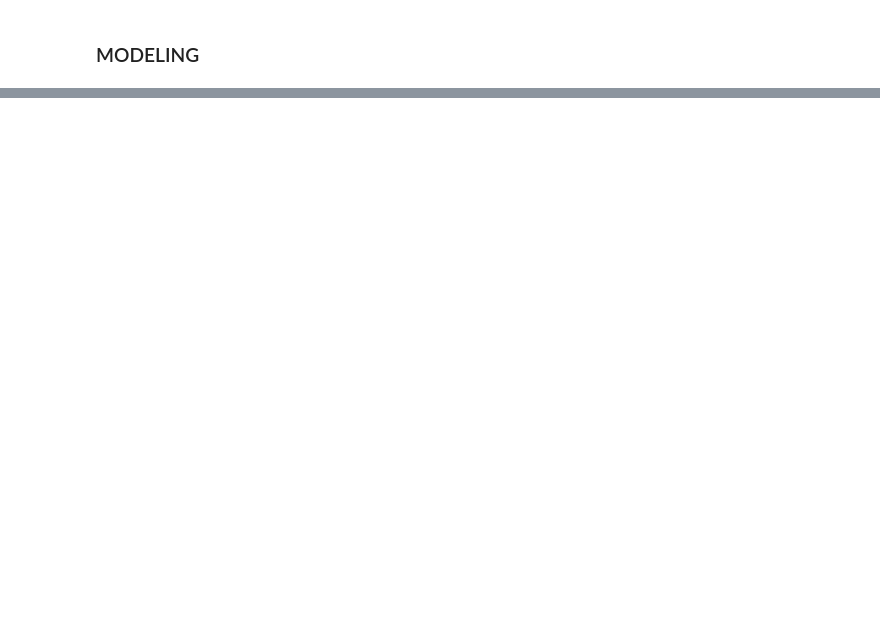
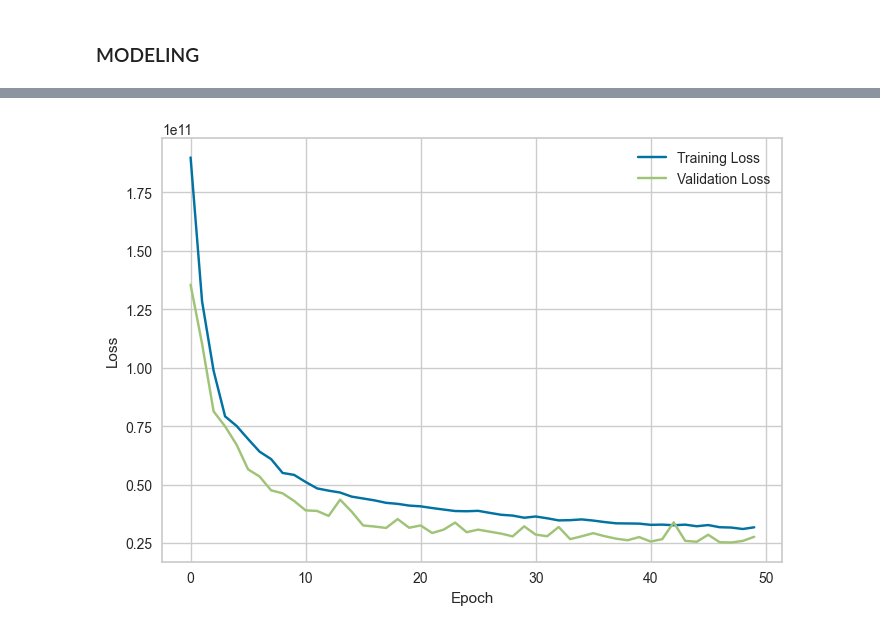
Before and after one commit to reshameir/c241-rp01-bangkit-capstone, a Jupyter notebook: chapstone.ipynb, the cells around one changed output, grey strips where cells are left out. Cells and saved outputs as stored; diff of their text form; code cells hidden in the pictures; blank space fills up the shorter version.

Commit message:
upload model terbaru

```diff
--- a/chapstone.ipynb
+++ b/chapstone.ipynb
@@ -292,7 +310,7 @@ raw_data['booking_check_out_date'] = raw_data['booking_check_out'].dt.day
 raw_data['booking_check_out_month'] = raw_data['booking_check_out'].dt.month
 raw_data['booking_check_out_year'] = raw_data['booking_check_out'].dt.year
 # %%
-raw_data = raw_data.drop(['booking_id','booking_check_in','booking_check_out','booking_received_timestamp','cancellation_policy','status','booking_window'
+raw_data = raw_data.drop(['booking_id','booking_check_in','booking_check_out','booking_received_timestamp','status','booking_window'
 ], axis = 1)
 # %%
 raw_data.isnull().sum()
@@ -325,7 +343,6 @@ raw_data['listing_id'] = label_encoder.fit_transform(raw_data['listing_id'])
 
 raw_data['review_sentiment'] = label_encoder.fit_transform(raw_data['review_sentiment'])
 
-raw_data['property_id1'] = label_encoder.fit_transform(raw_data['property_id1'])
 
 
 raw_data['unit_id'] = label_encoder.fit_transform(raw_data['unit_id'])
@@ -563,0 +517,5 @@ raw_data['booking_earned_in_idr'] = raw_data['booking_earned_in_idr'].astype(int
+# %%
+raw_data['average_daily_rate'] = raw_data['average_daily_rate'].astype('int64')
+
+# Jika Anda ingin melihat hasilnya
+print(raw_data['average_daily_rate'].dtypes)
@@ -606,8 +567,8 @@ dtype: int64
 from sklearn.model_selection import train_test_split
 
 # Memisahkan fitur-fitur dan target
-X = data.drop(columns=['booking_earned_in_idr'])
-y = data['booking_earned_in_idr']
+X = data.drop(columns=['average_daily_rate'])
+y = data['average_daily_rate']
 
 # Memisahkan data menjadi data latih dan data uji
 X_train, X_test, y_train, y_test = train_test_split(X, y, test_size=0.2, random_state=42)
@@ -1050,3 +1084,74 @@ fig.update_traces(marker_color=colors, marker_line_color=None,
                    opacity=None)
 
 fig.show()
+# %%
+import tensorflow as tf
+from sklearn.preprocessing import StandardScaler
+import matplotlib.pyplot as plt
+
+# Normalize the features
+scaler = StandardScaler()
+X_train_scaled = scaler.fit_transform(X_train)
+X_test_scaled = scaler.transform(X_test)
+
+# Define the TensorFlow model
+def build_model():
+    model = tf.keras.Sequential([
+        tf.keras.layers.Dense(2048, activation='relu', input_shape=(X_train_scaled.shape[1],)),
+        tf.keras.layers.Dropout(0.3),  # Adding dropout for regularization
+        tf.keras.layers.Dense(1024, activation='relu'),
+        tf.keras.layers.Dropout(0.3),  # Adding dropout for regularization
+        tf.keras.layers.Dense(512, activation='relu'),
+        tf.keras.layers.Dropout(0.2),  # Adding dropout for regularization
+        tf.keras.layers.Dense(256, activation='relu'),
+        tf.keras.layers.Dropout(0.2),  # Adding dropout for regularization
+        tf.keras.layers.Dense(128, activation='relu'),
+        tf.keras.layers.Dense(1)  # Output layer for regression
+    ])
+    model.compile(optimizer=tf.keras.optimizers.Adam(learning_rate=0.001),
+                  loss='mean_squared_error',
+                  metrics=['mae'])
+    return model
+
+# Custom callback to stop training when target is reached
+class TargetCallback(tf.keras.callbacks.Callback):
+    def on_epoch_end(self, epoch, logs={}):
+        if logs.get('mae') < 30000 and logs.get('val_mae') < 30000:  # Adjusting the target MAE
+            print("\n\nTarget tercapai\n")
+            self.model.stop_training = True
+
+# Build the model
+model = build_model()
+
+# Print the model summary
+model.summary()
+
+# Define early stopping callback
+early_stopping = tf.keras.callbacks.EarlyStopping(monitor='val_loss', patience=10, restore_best_weights=True)
+
+# Define the custom callback
+target_callback = TargetCallback()
+
+# Train the model with 50 epochs to give more room for improvement
+history = model.fit(X_train_scaled, y_train,
+                    validation_split=0.2,
+                    epochs=50,
+                    batch_size=32,
+                    callbacks=[early_stopping, target_callback])
+
+# Evaluate the model on the test set
+test_loss, test_mae = model.evaluate(X_test_scaled, y_test)
+print(f'Test Loss (MSE): {test_loss}')
+print(f'Test MAE: {test_mae}')
+
+# If you want to make predictions
+predictions = model.predict(X_test_scaled)
+
+# Plot training history
+plt.plot(history.history['loss'], label='Training Loss')
+plt.plot(history.history['val_loss'], label='Validation Loss')
+plt.xlabel('Epoch')
+plt.ylabel('Loss')
+plt.legend()
+plt.show()
+# %% [output]
@@ -1052,0 +1196 @@ fig.show()
+[figure, added]
```
Also changed, not shown: parts of 32 cells of this notebook, 1 other file.
